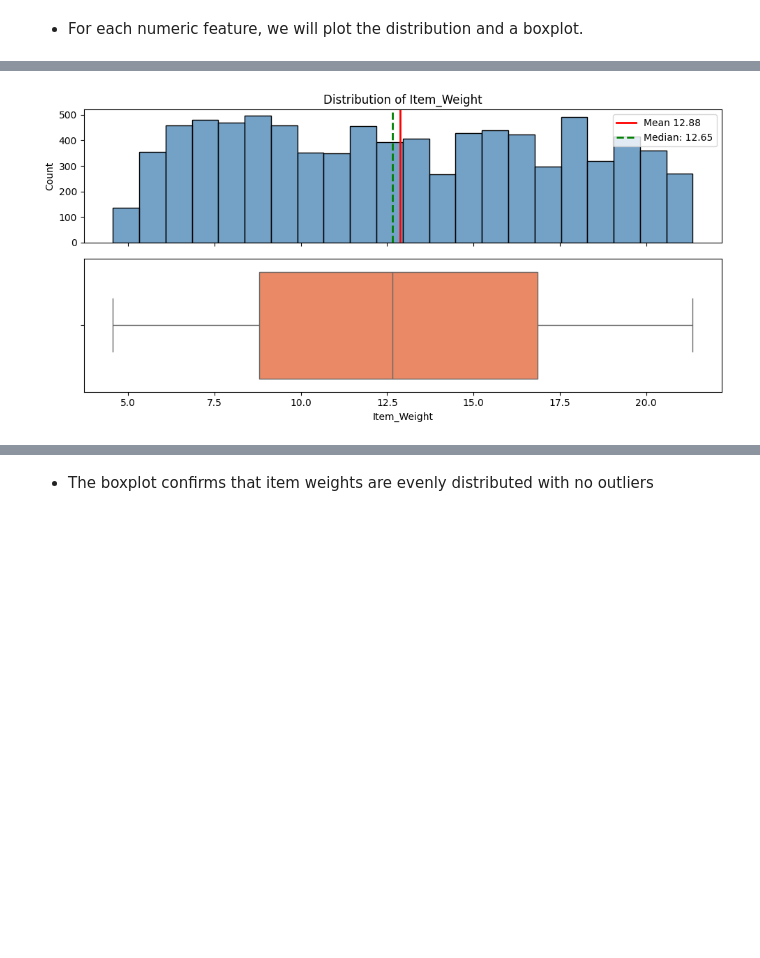
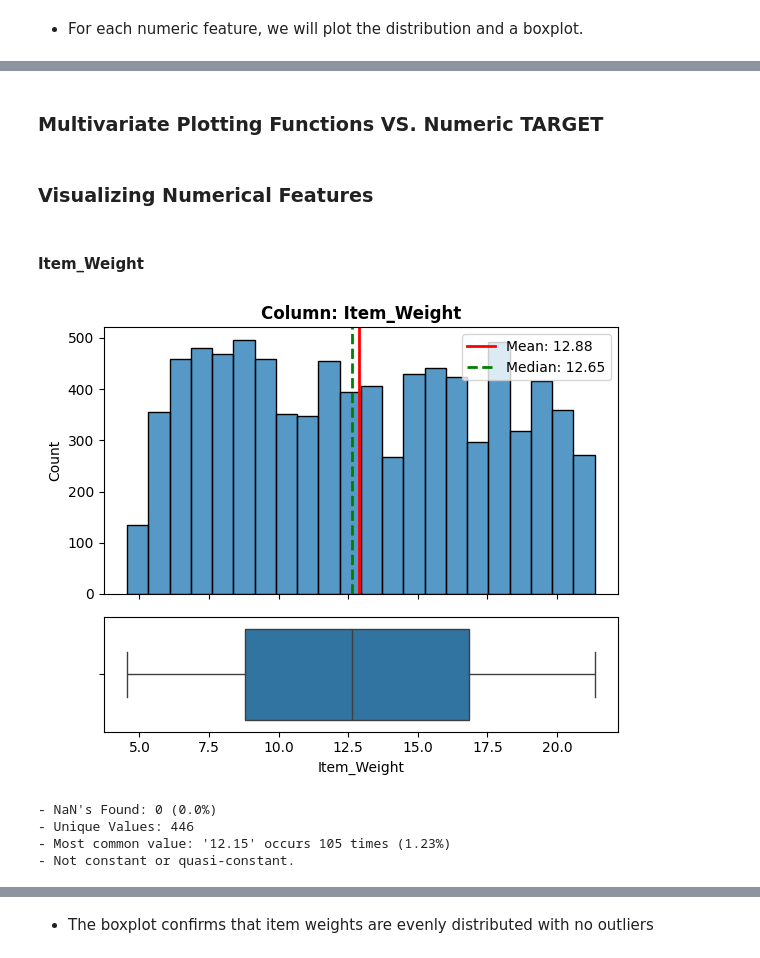
Before and after one commit to MaysNassar/prediction-of-product-sales, a Jupyter notebook: prediction_of_product_sales.ipynb, the cells around one changed output, grey strips where cells are left out. Cells and saved outputs as stored; diff of their text form; code cells hidden in the pictures; blank space fills up the shorter version.

```diff
--- a/prediction_of_product_sales.ipynb
+++ b/prediction_of_product_sales.ipynb
@@ -29,8 +33,8 @@ drive.mount('/content/drive')
 Drive already mounted at /content/drive; to attempt to forcibly remount, call drive.mount("/content/drive", force_remount=True).
 # %%
 path = '/content/drive/MyDrive/AXSOSACADEMY/01-Fundamentals/Week02/Data/sales_predictions_2023.csv'
-df = pd.read_csv(path)
-df.head()
+df_org = pd.read_csv(path)
+df_org.head()
 # %% [output]
 |  | Item_Identifier | Item_Weight | Item_Fat_Content | Item_Visibility | Item_Type | Item_MRP | ... |
 | 0 | FDA15 | 9.30 | Low Fat | 0.016047 | Dairy | 249.8092 | ... |
@@ -38,6 +42,8 @@ df.head()
 | 2 | FDN15 | 17.50 | Low Fat | 0.016760 | Meat | 141.6180 | ... |
 | 3 | FDX07 | 19.20 | Regular | 0.000000 | Fruits and Vegetables | 182.0950 | ... |
 | 4 | NCD19 | 8.93 | Low Fat | 0.000000 | Household | 53.8614 | ... |
+# %%
+df= df_org.copy()
 # %% [markdown]
 ### Inspect the data
 # %%
@@ -470,0 +591,2 @@ def plot_numeric(df, col):
+# %% [markdown]
+### Multivariate Plotting Functions VS. Numeric TARGET
@@ -471,5 +656,13 @@ def plot_numeric(df, col):
+# %% [markdown]
+### Visualizing Numerical Features
+# %% [markdown]
+#### Item_Weight
 # %%
 # call the columns
-plot_numeric(df, 'Item_Weight');
+explore_numeric(df, 'Item_Weight');
 # %% [output]
-[figure, old version]
+[figure, new version]
+- NaN's Found: 0 (0.0%)
+- Unique Values: 446
+- Most common value: '12.15' occurs 105 times (1.23%)
+- Not constant or quasi-constant.
```
Also changed, not shown: parts of 45 cells of this notebook.
